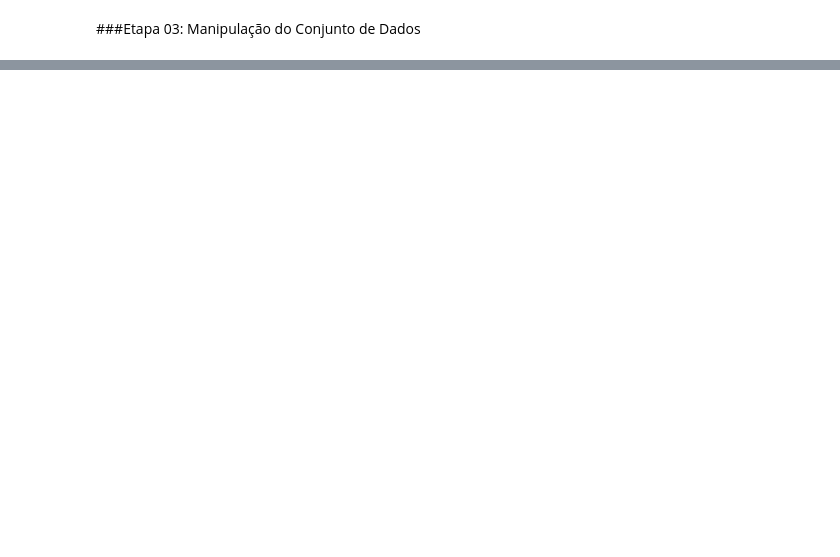
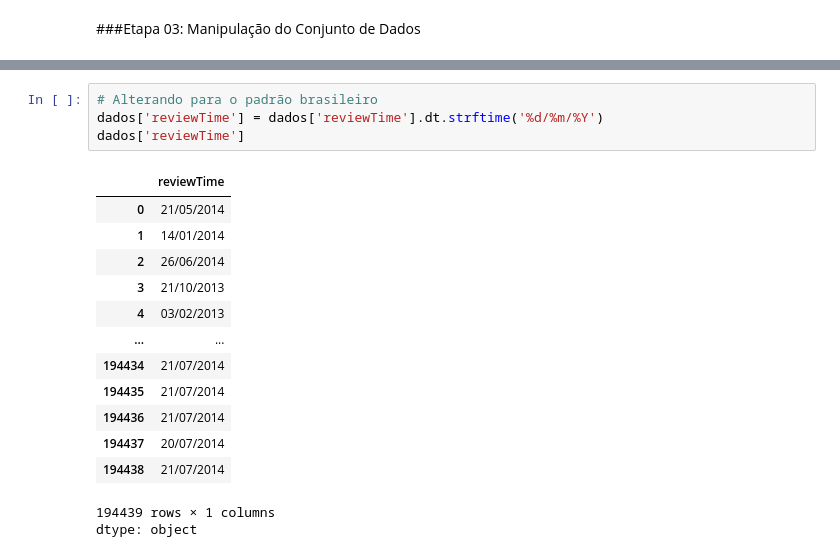
Before and after one commit to matheuspfferreira/python_data_science, a Jupyter notebook: Clientes da Amazon - 08/notebook/nb_amazon_clients.ipynb, the cells around one changed output, grey strips where cells are left out. Cells and saved outputs as stored; diff of their text form; blank space fills up the shorter version.

```diff
--- a/Clientes da Amazon - 08/notebook/nb_amazon_clients.ipynb
+++ b/Clientes da Amazon - 08/notebook/nb_amazon_clients.ipynb
@@ -73,0 +98,19 @@ dados.head()
+# %%
+# Alterando para o padrão brasileiro
+dados['reviewTime'] = dados['reviewTime'].dt.strftime('%d/%m/%Y')
+dados['reviewTime']
+# %% [output]
+|  | reviewTime |
+| 0 | 21/05/2014 |
+| 1 | 14/01/2014 |
+| 2 | 26/06/2014 |
+| 3 | 21/10/2013 |
+| 4 | 03/02/2013 |
+| ... | ... |
+| 194434 | 21/07/2014 |
+| 194435 | 21/07/2014 |
+| 194436 | 21/07/2014 |
+| 194437 | 20/07/2014 |
+| 194438 | 21/07/2014 |
+194439 rows × 1 columns
+dtype: object
```
Also changed, not shown: parts of 2 cells of this notebook.
